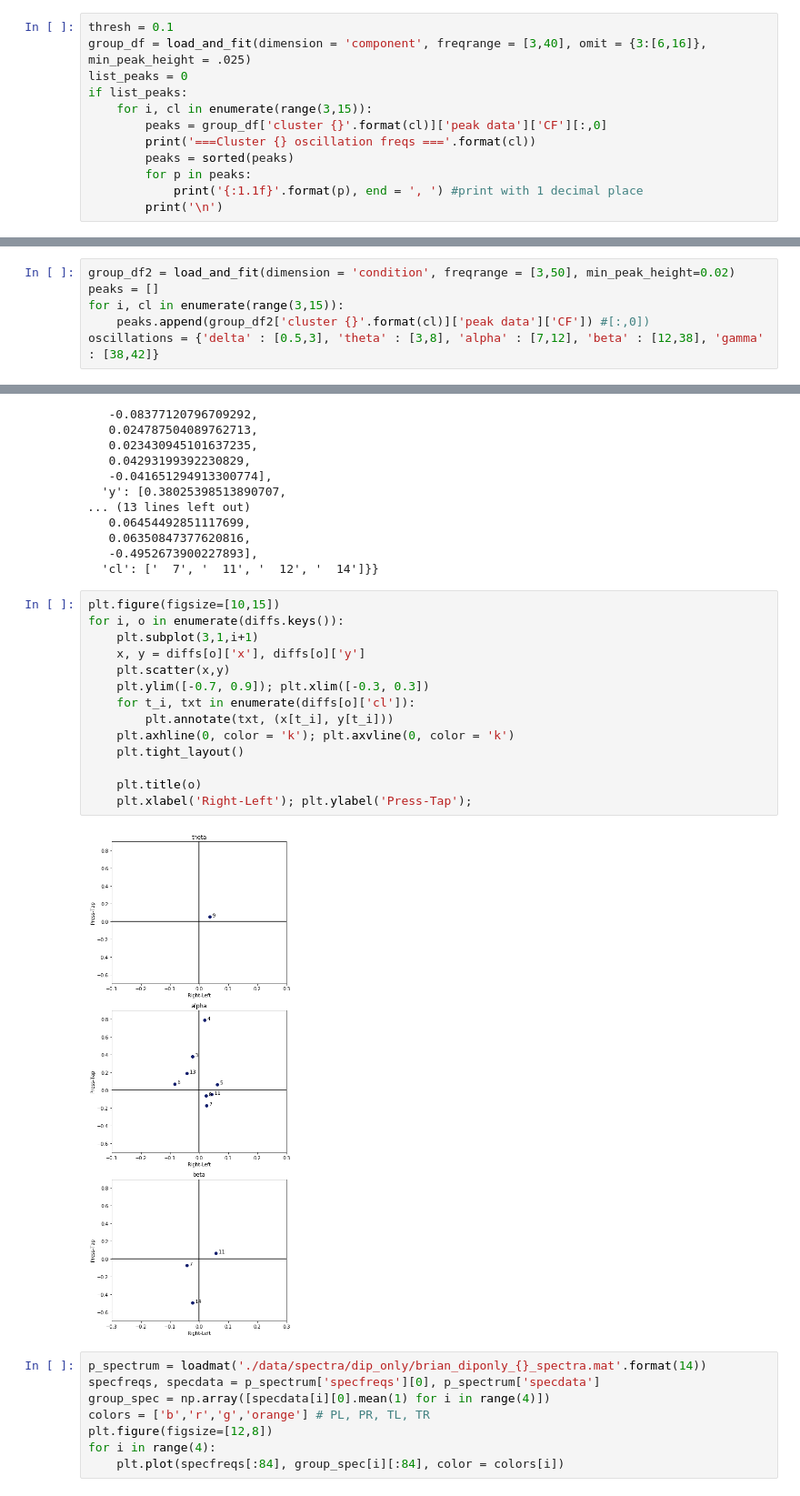
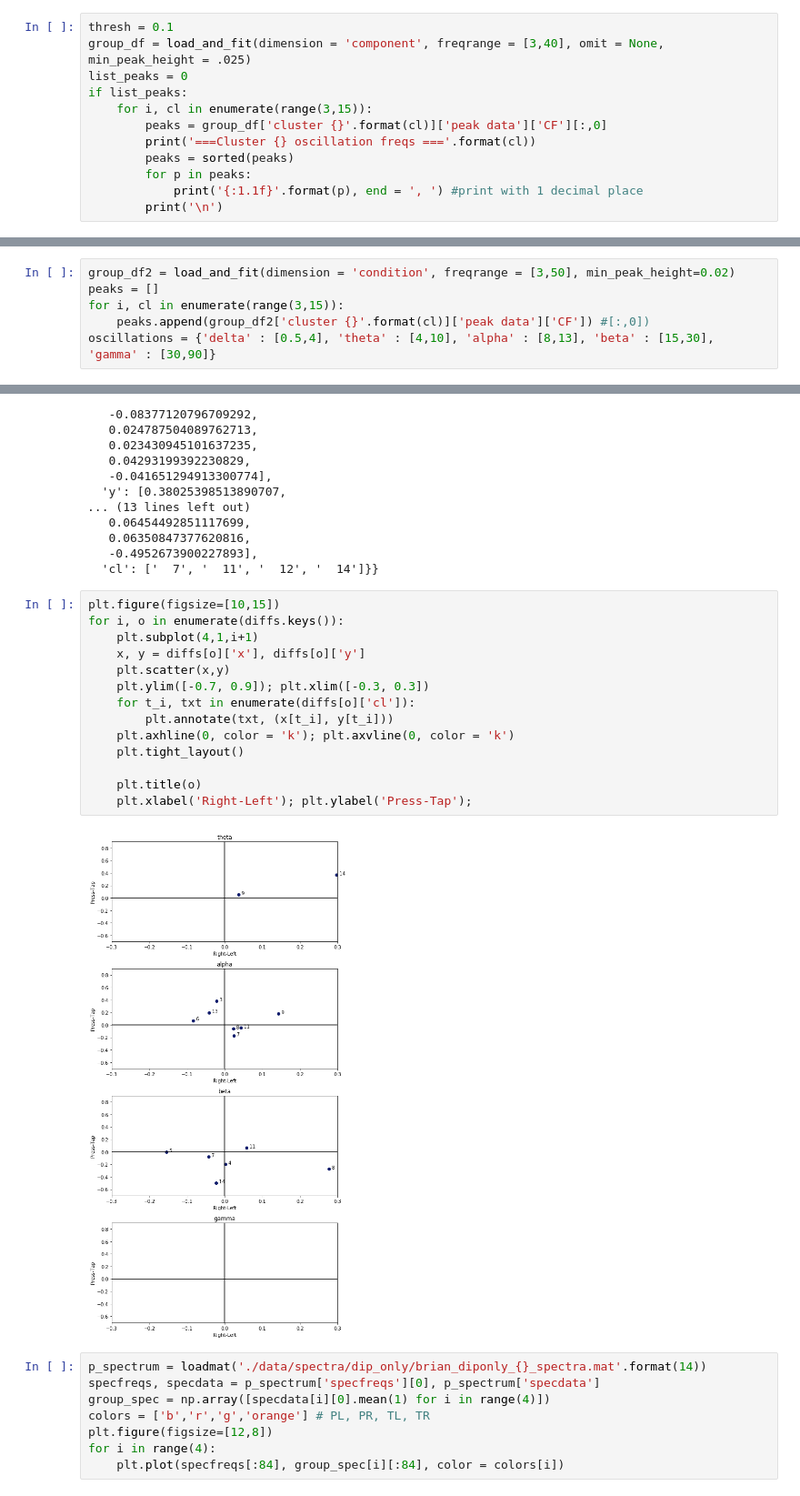
Before and after one commit to bfbarry/Metric-Modulation, a Jupyter notebook: spectral_analysis.ipynb, the cells around one changed output, grey strips where cells are left out. Shown at 91% size. Cells and saved outputs as stored; diff of their text form.

```diff
--- a/spectral_analysis.ipynb
+++ b/spectral_analysis.ipynb
@@ -94,6 +106,6 @@ y_coord =  10**group_df[f'cluster {10}']['peak data']['PW'][3][0] #+ 10**f(x_val
 # %%
 thresh = 0.1
-group_df = load_and_fit(dimension = 'component', freqrange = [3,40], omit = {3:[6,16]}, min_peak_height = .025)
+group_df = load_and_fit(dimension = 'component', freqrange = [3,40], omit = None, min_peak_height = .025)
 list_peaks = 0
 if list_peaks:
     for i, cl in enumerate(range(3,15)):
@@ -201,7 +213,7 @@ group_df2 = load_and_fit(dimension = 'condition', freqrange = [3,50], min_peak_h
 peaks = []
 for i, cl in enumerate(range(3,15)):
     peaks.append(group_df2['cluster {}'.format(cl)]['peak data']['CF']) #[:,0])
-oscillations = {'delta' : [0.5,3], 'theta' : [3,8], 'alpha' : [7,12], 'beta' : [12,38], 'gamma' : [38,42]}
+oscillations = {'delta' : [0.5,4], 'theta' : [4,10], 'alpha' : [8,13], 'beta' : [15,30], 'gamma' : [30,90]}
 # %%
 group_df['cluster {}'.format(14)]['peak data']['CF']
 # %% [output]
@@ -274,19 +286,19 @@ diffs
 # %%
 plt.figure(figsize=[10,15])
 for i, o in enumerate(diffs.keys()):
-    plt.subplot(3,1,i+1)
+    plt.subplot(4,1,i+1)
     x, y = diffs[o]['x'], diffs[o]['y']
     plt.scatter(x,y)
     plt.ylim([-0.7, 0.9]); plt.xlim([-0.3, 0.3])
     for t_i, txt in enumerate(diffs[o]['cl']):
         plt.annotate(txt, (x[t_i], y[t_i]))
     plt.axhline(0, color = 'k'); plt.axvline(0, color = 'k')
     plt.tight_layout()
 
     plt.title(o)
     plt.xlabel('Right-Left'); plt.ylabel('Press-Tap');
 # %% [output]
-[figure, old version]
+[figure, new version]
 # %%
 p_spectrum = loadmat('./data/spectra/dip_only/brian_diponly_{}_spectra.mat'.format(14))
 specfreqs, specdata = p_spectrum['specfreqs'][0], p_spectrum['specdata']
```
Also changed, not shown: parts of 9 cells of this notebook, 1 other file.
